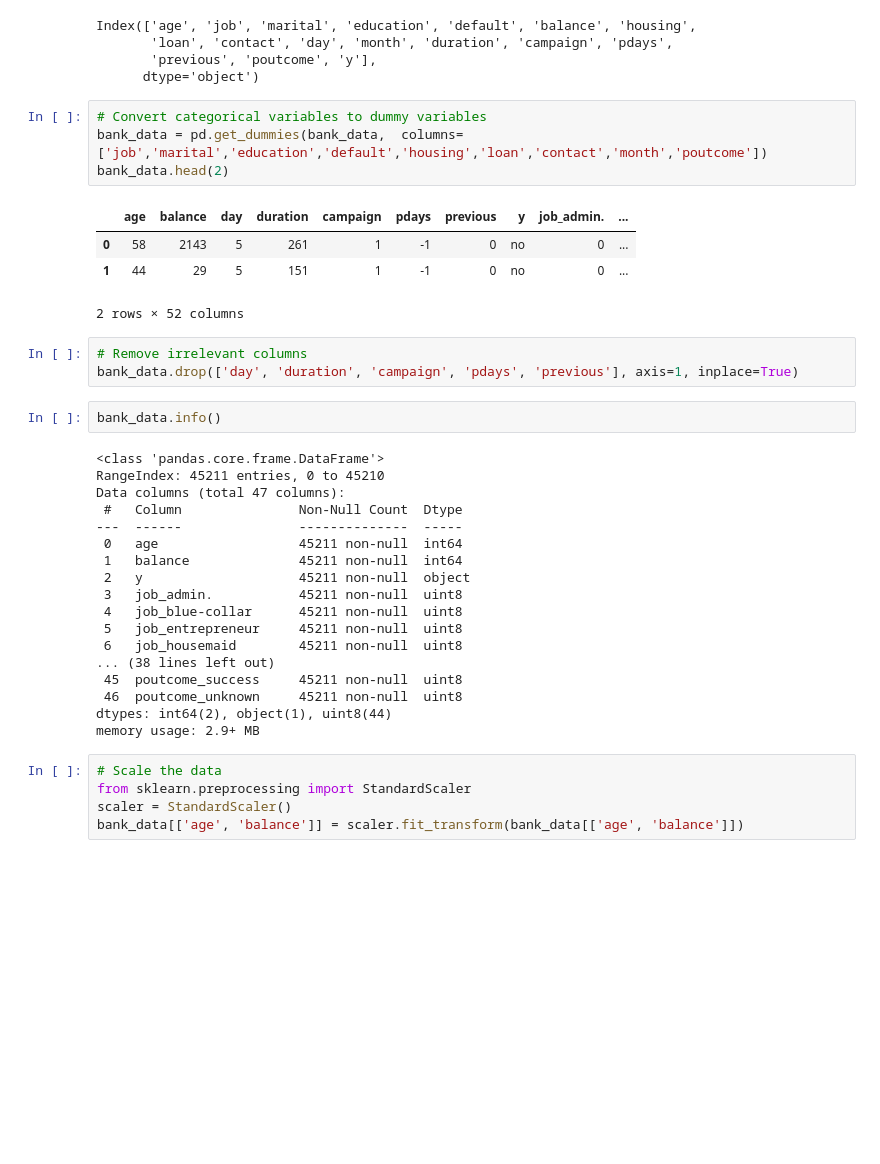
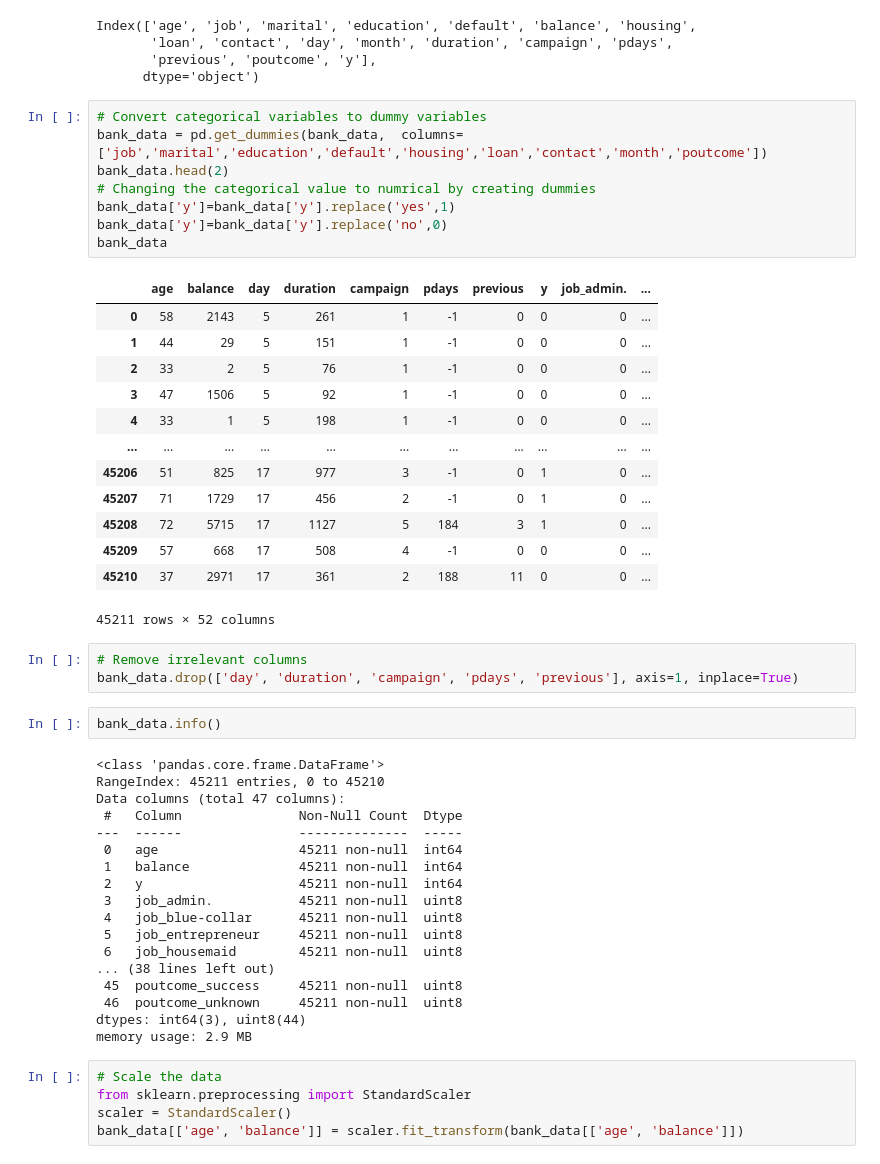
Before and after one commit to satyavani18/excelrassignments, a Jupyter notebook: Logistic Regression/Logistic Regression.ipynb, the cells around one changed output. Saved outputs shown, nothing was run; the diff lists cells and outputs as text; blank space fills up the shorter version.

```diff
--- a/Logistic Regression/Logistic Regression.ipynb
+++ b/Logistic Regression/Logistic Regression.ipynb
@@ -58,12 +58,25 @@ Index(['age', 'job', 'marital', 'education', 'default', 'balance', 'housing',
 # %%
 # Convert categorical variables to dummy variables
 bank_data = pd.get_dummies(bank_data,  columns=['job','marital','education','default','housing','loan','contact','month','poutcome'])
 bank_data.head(2)
+# Changing the categorical value to numrical by creating dummies
+bank_data['y']=bank_data['y'].replace('yes',1)
+bank_data['y']=bank_data['y'].replace('no',0)
+bank_data
 # %% [output]
 |  | age | balance | day | duration | campaign | pdays | previous | y | job_admin. | ... |
-| 0 | 58 | 2143 | 5 | 261 | 1 | -1 | 0 | no | 0 | ... |
-| 1 | 44 | 29 | 5 | 151 | 1 | -1 | 0 | no | 0 | ... |
+| 0 | 58 | 2143 | 5 | 261 | 1 | -1 | 0 | 0 | 0 | ... |
+| 1 | 44 | 29 | 5 | 151 | 1 | -1 | 0 | 0 | 0 | ... |
+| 2 | 33 | 2 | 5 | 76 | 1 | -1 | 0 | 0 | 0 | ... |
+| 3 | 47 | 1506 | 5 | 92 | 1 | -1 | 0 | 0 | 0 | ... |
+| 4 | 33 | 1 | 5 | 198 | 1 | -1 | 0 | 0 | 0 | ... |
+| ... | ... | ... | ... | ... | ... | ... | ... | ... | ... | ... |
+| 45206 | 51 | 825 | 17 | 977 | 3 | -1 | 0 | 1 | 0 | ... |
+| 45207 | 71 | 1729 | 17 | 456 | 2 | -1 | 0 | 1 | 0 | ... |
+| 45208 | 72 | 5715 | 17 | 1127 | 5 | 184 | 3 | 1 | 0 | ... |
+| 45209 | 57 | 668 | 17 | 508 | 4 | -1 | 0 | 0 | 0 | ... |
+| 45210 | 37 | 2971 | 17 | 361 | 2 | 188 | 11 | 0 | 0 | ... |
-2 rows × 52 columns
+45211 rows × 52 columns
 # %%
 # Remove irrelevant columns
 bank_data.drop(['day', 'duration', 'campaign', 'pdays', 'previous'], axis=1, inplace=True)
@@ -77,7 +90,7 @@ Data columns (total 47 columns):
 ---  ------               --------------  -----
  0   age                  45211 non-null  int64
  1   balance              45211 non-null  int64
- 2   y                    45211 non-null  object
+ 2   y                    45211 non-null  int64
  3   job_admin.           45211 non-null  uint8
  4   job_blue-collar      45211 non-null  uint8
  5   job_entrepreneur     45211 non-null  uint8
@@ -85,8 +98,8 @@ Data columns (total 47 columns):
 ... (38 lines left out)
  45  poutcome_success     45211 non-null  uint8
  46  poutcome_unknown     45211 non-null  uint8
-dtypes: int64(2), object(1), uint8(44)
-memory usage: 2.9+ MB
+dtypes: int64(3), uint8(44)
+memory usage: 2.9 MB
 # %%
 # Scale the data
 from sklearn.preprocessing import StandardScaler
```
Also changed, not shown: parts of 6 cells of this notebook.
